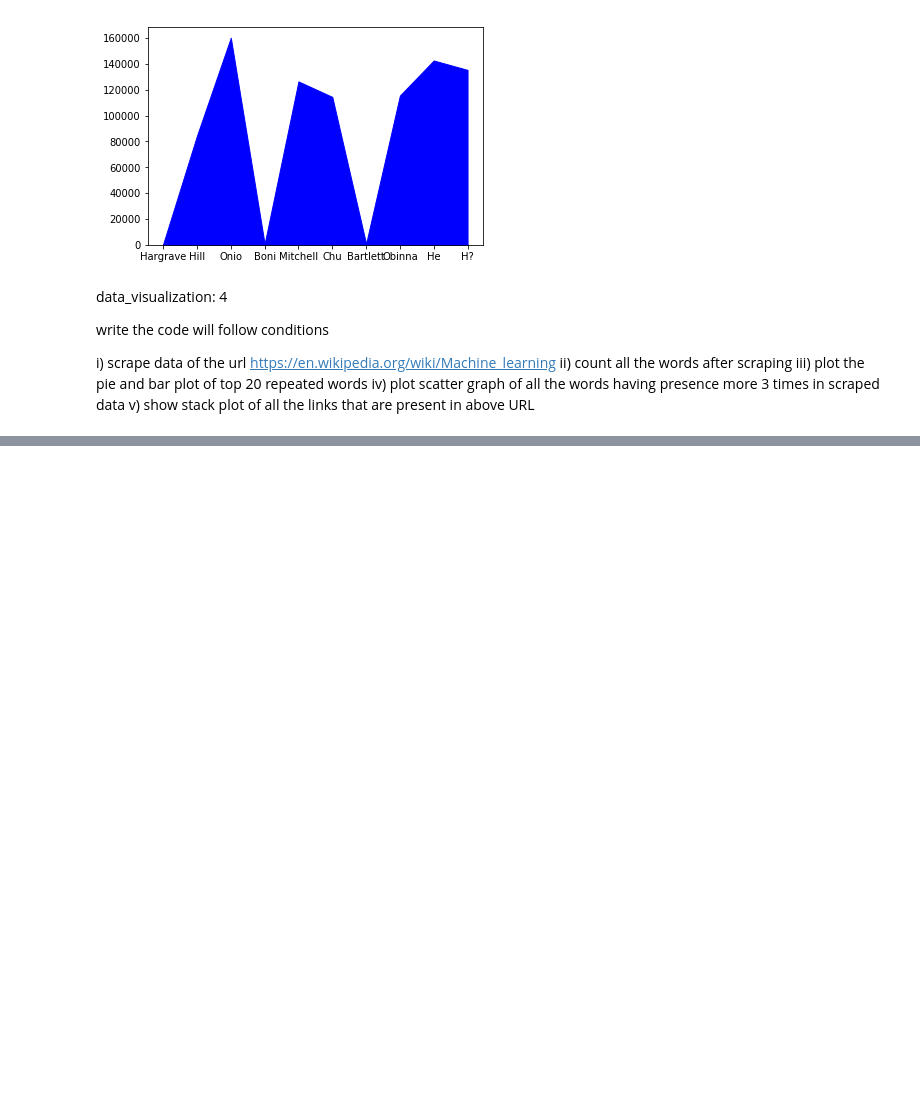
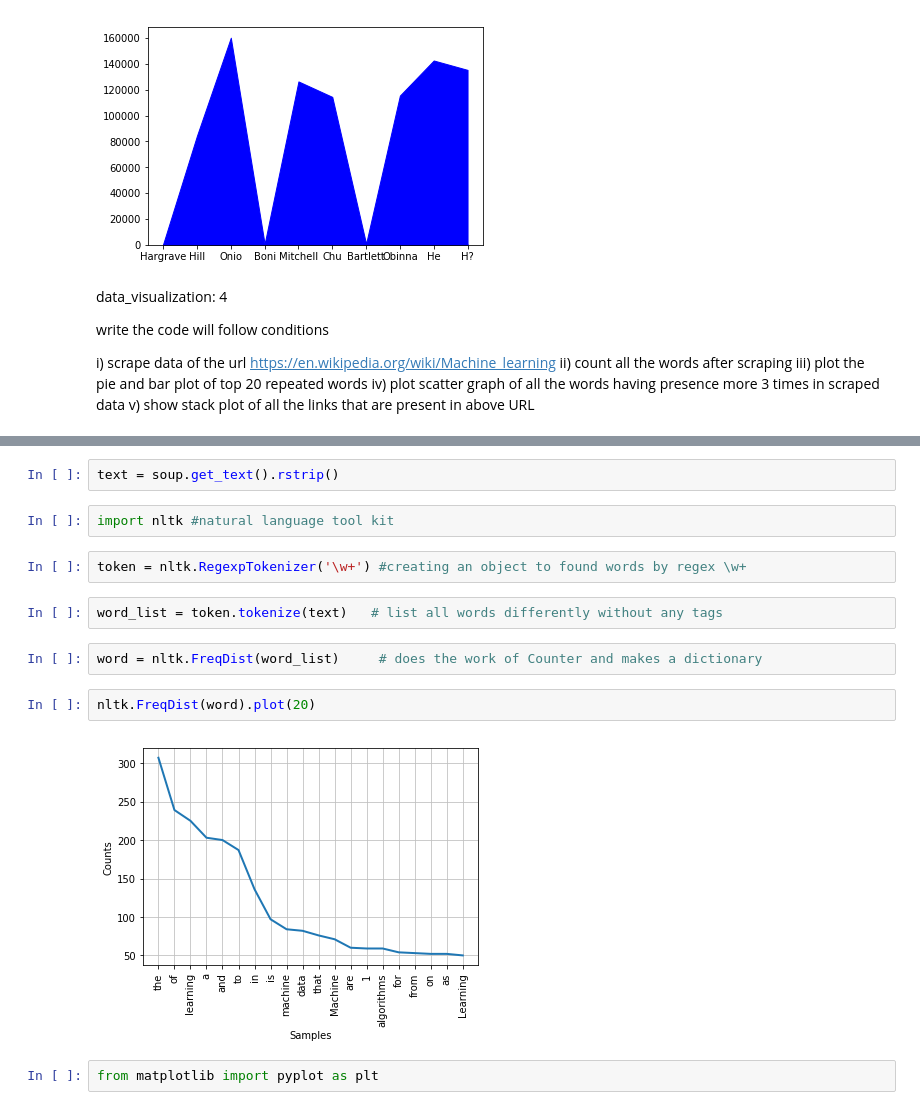
Before and after one commit to piyushagarwal08/Adhoc-Specialisation-ML, a Jupyter notebook: ML_TASKS.ipynb, the cells around one changed output, grey strips where cells are left out. Saved outputs shown, nothing was run; the diff lists cells and outputs as text; blank space fills up the shorter version.

```diff
--- a/ML_TASKS.ipynb
+++ b/ML_TASKS.ipynb
@@ -247,0 +224,16 @@ print(r.text)
+# %%
+text = soup.get_text().rstrip()
+# %%
+import nltk #natural language tool kit
+# %%
+token = nltk.RegexpTokenizer('\w+') #creating an object to found words by regex \w+
+# %%
+word_list = token.tokenize(text)   # list all words differently without any tags
+# %%
+word = nltk.FreqDist(word_list)     # does the work of Counter and makes a dictionary
+# %%
+nltk.FreqDist(word).plot(20)
+# %% [output]
+[figure, added]
+# %%
+from matplotlib import pyplot as plt
```
Also changed, not shown: parts of 10 cells of this notebook.
